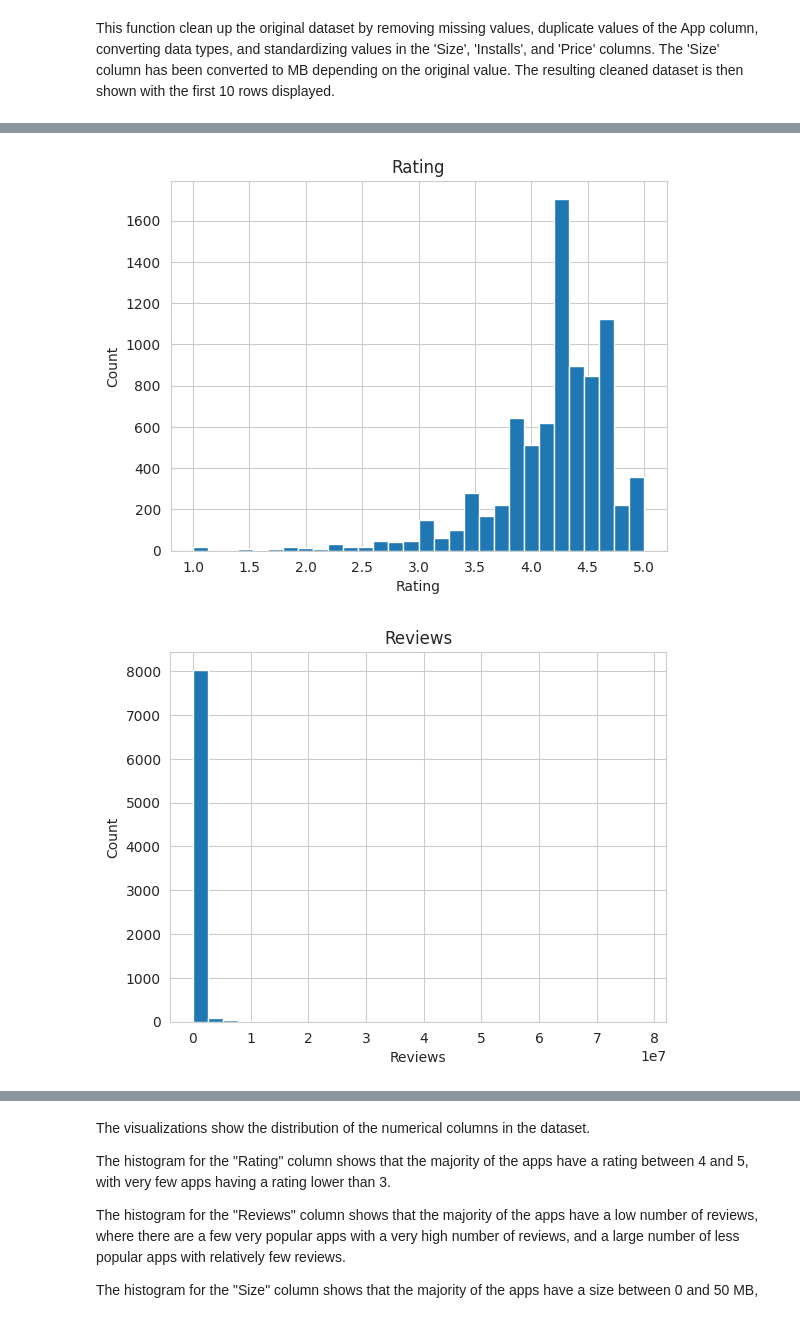
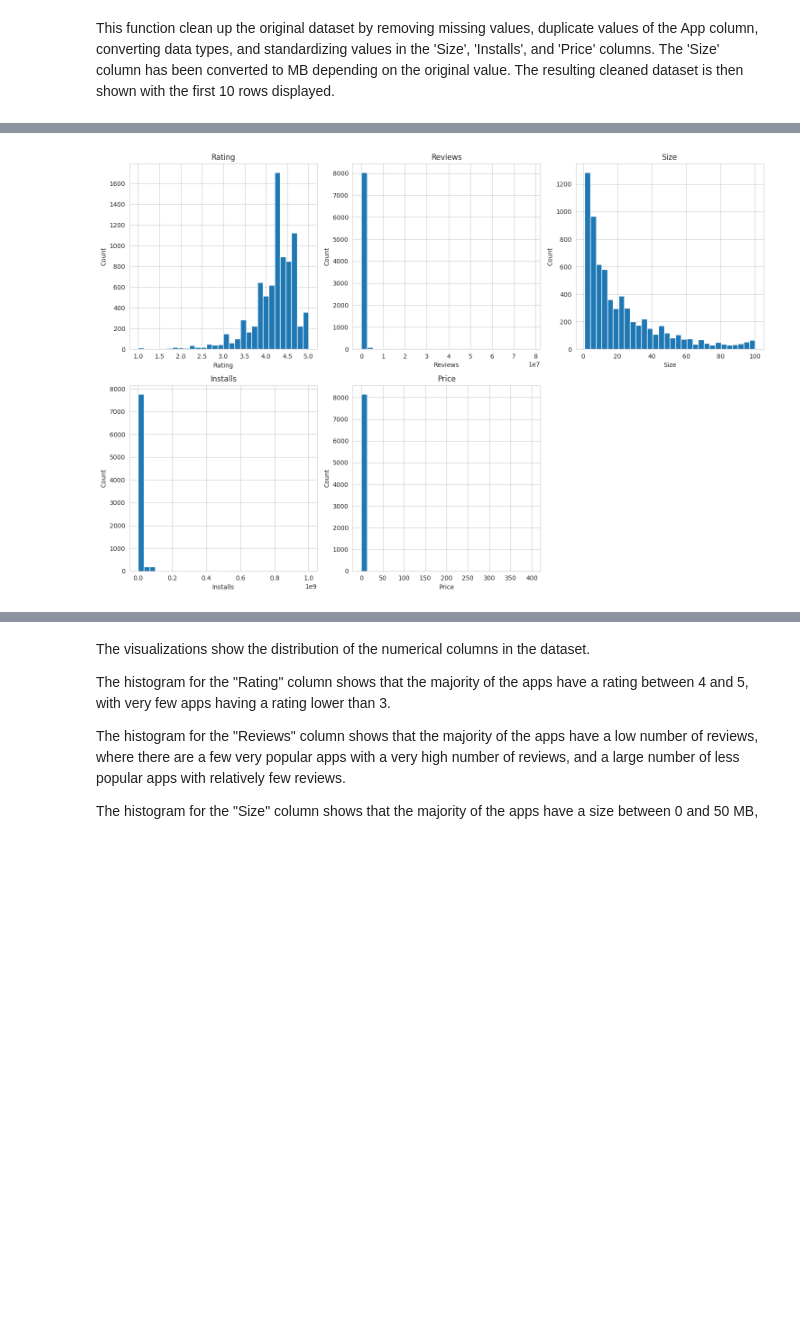
Before and after one commit to marthaakinlolu/DataScience, a Jupyter notebook: my_mobapp_studio.ipynb, the cells around one changed output, grey strips where cells are left out. Drawn from its saved outputs; the diff is of its cells as text; code cells hidden in the pictures; blank space fills up the shorter version.

```diff
--- a/my_mobapp_studio.ipynb
+++ b/my_mobapp_studio.ipynb
@@ -134,14 +135,17 @@ memory usage: 895.8+ KB
 # %%
 def print_histograms(dataset):
     numerical_cols = ['Rating', 'Reviews', 'Size', 'Installs', 'Price']
-    for col in numerical_cols:
+    fig, axs = plt.subplots(nrows=2, ncols=3, figsize=(15,10))
+    axs = axs.flatten()
+    for i, col in enumerate(numerical_cols):
         if col in dataset.columns:
-            plt.hist(dataset[col], bins=30)
-            plt.title(col)
-            plt.xlabel(col)
-            plt.ylabel('Count')
-            plt.show()
+            axs[i].hist(dataset[col], bins=30)
+            axs[i].set_title(col)
+            axs[i].set_xlabel(col)
+            axs[i].set_ylabel('Count')
+    axs[-1].axis('off')
+    plt.tight_layout()
+    plt.show()
 print_histograms(clean_dataset)
 # %% [output]
-[figure, old version]
+[figure, new version]
-[figure, removed]
```
Also changed, not shown: parts of 6 cells of this notebook.
